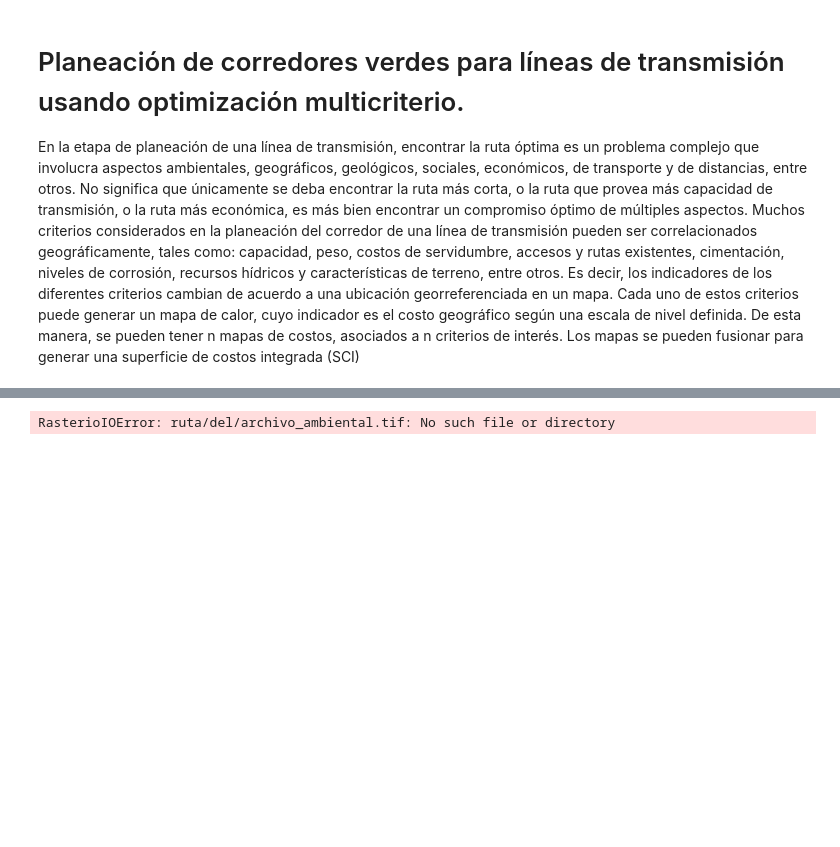
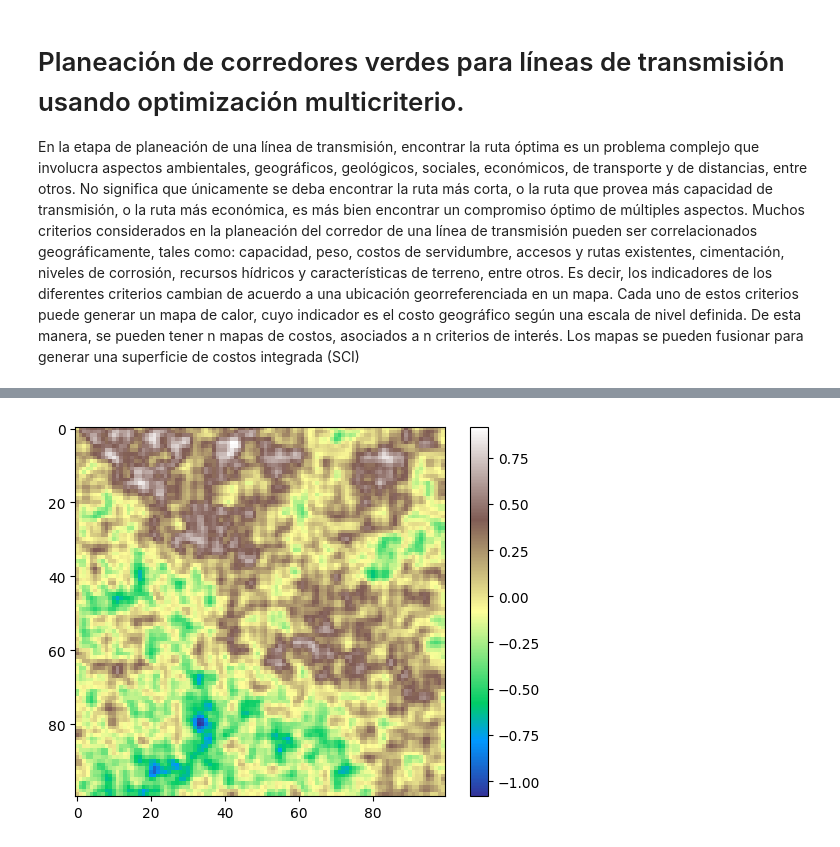
Before and after one commit to DanAndCastRod/Lineas_verdes, a Jupyter notebook: MCA.ipynb, the cells around one changed output, grey strips where cells are left out. Saved outputs shown, nothing was run; the diff lists cells and outputs as text; code cells hidden in the pictures; blank space fills up the shorter version.

```diff
--- a/MCA.ipynb
+++ b/MCA.ipynb
@@ -97,40 +4,0 @@ plt.show()
-# %%
-import geopandas as gpd
-import rasterio
-import numpy as np
-import matplotlib.pyplot as plt
-
-# Carga los datos en formato raster (GeoTIFF)
-raster_ambiental = rasterio.open('ruta/del/archivo_ambiental.tif')
-raster_social = rasterio.open('ruta/del/archivo_social.tif')
-raster_economico = rasterio.open('ruta/del/archivo_economico.tif')
-
-# Lee las bandas de datos como arrays de numpy
-array_ambiental = raster_ambiental.read(1)
-array_social = raster_social.read(1)
-array_economico = raster_economico.read(1)
-
-# Normalización de los datos
-array_ambiental_norm = array_ambiental / array_ambiental.max()
-array_social_norm = array_social / array_social.max()
-array_economico_norm = array_economico / array_economico.max()
-
-# Asignación de pesos
-peso_ambiental = 0.4
-peso_social = 0.3
-peso_economico = 0.3
-
-# Cálculo de la superficie de costos integrada
-superficie_costos = (
-    array_ambiental_norm * peso_ambiental +
-    array_social_norm * peso_social +
-    array_economico_norm * peso_economico
-)
-
-# Visualización de la superficie de costos integrada
-plt.imshow(superficie_costos, cmap='coolwarm_r')
-plt.colorbar(label='Costo Integrado')
-plt.title('Superficie de Costos Integrada')
-plt.show()
-# %% [output]
-RasterioIOError: ruta/del/archivo_ambiental.tif: No such file or directory
@@ -136,0 +10,34 @@ RasterioIOError: ruta/del/archivo_ambiental.tif: No such file or directory
+# %%
+
+def generar_mundo(n,m,scale, octaves, persistance, lacunarity, seed):
+    shape = (n,m)
+    scale = scale
+    octaves = octaves
+    persistance = persistance
+    lacunarity = lacunarity
+    seed = seed
+    world = np.zeros(shape)
+    for i in range(shape[0]):
+        for j in range(shape[1]):
+            world[i,j] = noise.pnoise2(
+                i/scale,
+                j/scale,
+                octaves = octaves,
+                persistence = persistance,
+                lacunarity = lacunarity,
+                base = seed
+            )
+
+
+    world = world/(np.max(world)- np.min(world))*2
+    return world
+
+
+def mostrar_mapa( mapa, cmap):
+    fig, ax = plt.subplots()
+    im = ax.imshow(mapa, cmap=cmap)
+    im.figure.colorbar(im)
+# %%
+mostrar_mapa(generar_mundo(100,100,100,6,1,2,2023),'terrain')
+# %% [output]
+[figure, added]
```
Also changed, not shown: parts of 4 cells of this notebook, 2 other files.
